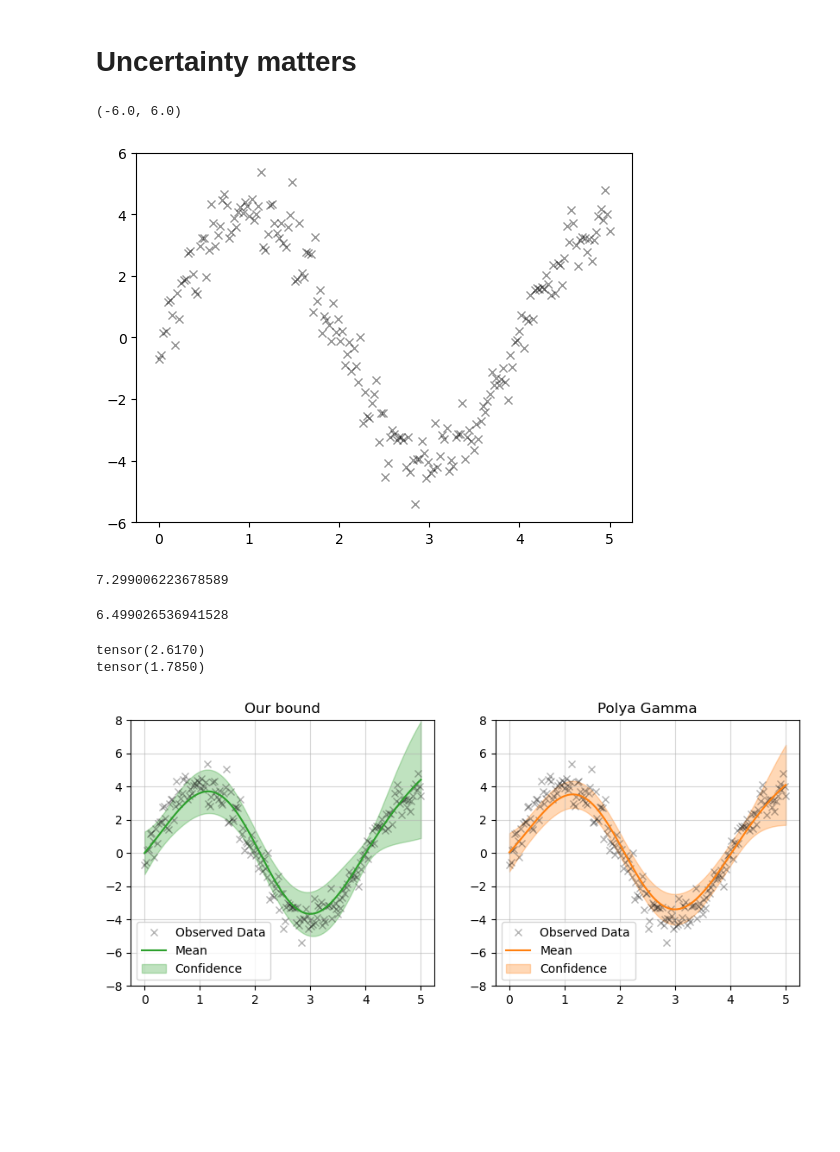
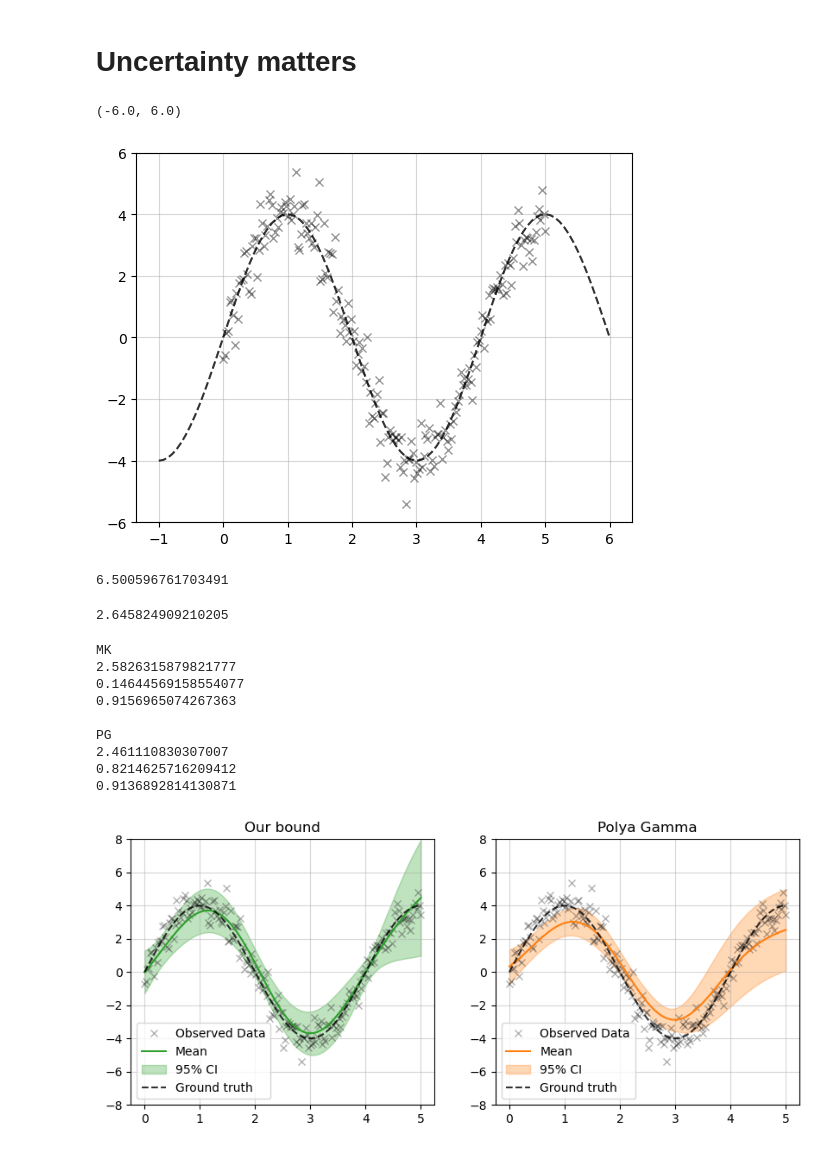
Before and after one commit to mkomod/vi-per, a Jupyter notebook: notebooks/cod_rna.ipynb, the cells around one changed output. Cells and saved outputs as stored; diff of their text form; code cells hidden in the pictures; blank space fills up the shorter version.

```diff
--- a/notebooks/cod_rna.ipynb
+++ b/notebooks/cod_rna.ipynb
@@ -100,32 +97,38 @@ tensor(0.1019)
 # %%
 torch.manual_seed(0)
 
 n = 200
 train_x = torch.linspace(0, 5, n)
+func = lambda x: torch.sin(x * (0.5 * math.pi)) * 4
+# train_f = torch.stack([func(x) for x in train_x])
 train_f = torch.sin(train_x * (0.5 * math.pi)) * 4 + math.sqrt(0.4) * torch.randn(n)
 train_x = train_x.reshape(-1, 1)
 
 train_p = torch.sigmoid(train_f)
 train_y = torch.bernoulli(train_p)
 
+xs = torch.linspace(-1, 6, 100).reshape(-1, 1)
+
 plt.plot(train_x.detach().numpy(), train_f.detach().numpy(), 'xk', alpha=0.4)
+plt.plot(xs.detach().numpy(), func(xs).detach().numpy(), 'k--', alpha=0.8)
+plt.grid(alpha=.5)
 plt.ylim(-6, 6)
 # %% [output]
 (-6.0, 6.0)
-[figure, old version]
+[figure, new version]
 # %%
 likelihood = LogitLikelihood(l_max=12)
 f0 = LogisticGPVI(train_y, train_x, likelihood=likelihood, n_inducing=50,
-                 n_iter=300, thresh=1e-4, use_loader=False, verbose=False)
+                 n_iter=300, thresh=1e-6, use_loader=False, verbose=False)
 f0.fit()
 f0.runtime
 # %% [output]
-7.299006223678589
+6.500596761703491
 # %%
 likelihood = PGLikelihood()
 f1 = LogisticGPVI(train_y, train_x, likelihood=likelihood, n_inducing=50,
-                    n_iter=300, thresh=1e-5, use_loader=False, verbose=False)
+                    n_iter=300, thresh=1e-6, use_loader=False, verbose=False)
 f1.fit()
 f1.runtime
 # %% [output]
-6.499026536941528
+2.645824909210205
@@ -132,24 +140,41 @@ f1.runtime
 # %%
 test_x = torch.linspace(0, 5, 100).reshape(-1, 1)
+true_f = func(test_x)
+auc = BinaryAUROC()
 
+print("\nMK")
 f0_lower, f0_upper = f0.credible_intervals(test_x)
 f0_pred = f0.model(test_x).mean
-print( (f0_upper - f0_lower).mean() )
+print( (f0_upper - f0_lower).mean().item() )
+print( ((true_f.reshape(-1) - f0_pred) ** 2).mean().item() )
+print( auc.update(f0.predict(test_x), test_y).compute().item())
 
-
+print("\nPG")
 f1_lower, f1_upper = f1.credible_intervals(test_x)
 f1_pred = f1.model(test_x).mean
-print( (f1_upper - f1_lower).mean() )
+print( (f1_upper - f1_lower).mean().item() )
+print( ((true_f.reshape(-1) - f1_pred) ** 2).mean().item() )
+print( auc.update(f1.predict(test_x), test_y).compute().item())
 # %% [output]
-tensor(2.6170)
-tensor(1.7850)
+MK
+2.5826315879821777
+0.14644569158554077
+0.9156965074267363
+
+PG
+2.461110830307007
+0.8214625716209412
+0.9136892814130871
 # %%
+true_f = true_f.reshape(-1).detach().numpy()
+
 with torch.no_grad():
     _, ax = plt.subplots(1, 2, figsize=(10, 4))
 
     ax[0].plot(train_x.numpy(), train_f.numpy(), 'kx', alpha=0.3)
     ax[0].plot(test_x.numpy(), f0_pred.numpy(), color='tab:green')
     ax[0].fill_between(test_x.squeeze(1).numpy(), f0_lower.numpy(), f0_upper.numpy(), alpha=0.3, color='tab:green')
+    ax[0].plot(test_x.numpy(), true_f, 'k--', alpha=0.8)
     ax[0].set_ylim([-8, 8])
     ax[0].grid(True, alpha=0.5)
     ax[0].set_title("Our bound")
@@ -157,14 +182,15 @@ with torch.no_grad():
     ax[1].plot(train_x.numpy(), train_f.numpy(), 'kx', alpha=0.3)
     ax[1].plot(test_x.numpy(), f1_pred.numpy(), color='tab:orange')
     ax[1].fill_between(test_x.squeeze(1).numpy(), f1_lower.numpy(), f1_upper.numpy(), alpha=0.3, color='tab:orange')
+    ax[1].plot(test_x.numpy(), true_f, 'k--', alpha=0.8)
     ax[1].set_ylim([-8, 8])
     ax[1].grid(True, alpha=0.5)
     ax[1].set_title("Polya Gamma")
 
-    ax[0].legend(['Observed Data', 'Mean', 'Confidence'])
-    ax[1].legend(['Observed Data', 'Mean', 'Confidence'])
+    ax[0].legend(['Observed Data', 'Mean', '95% CI', "Ground truth"])
+    ax[1].legend(['Observed Data', 'Mean', '95% CI', "Ground truth"])
 # %% [output]
-[figure, old version]
+[figure, new version]
 # %%
 # pp coverage
 f0_lower, f0_upper = f0.credible_intervals(train_x)
```
Also changed, not shown: parts of 3 cells of this notebook, 2 other files.
